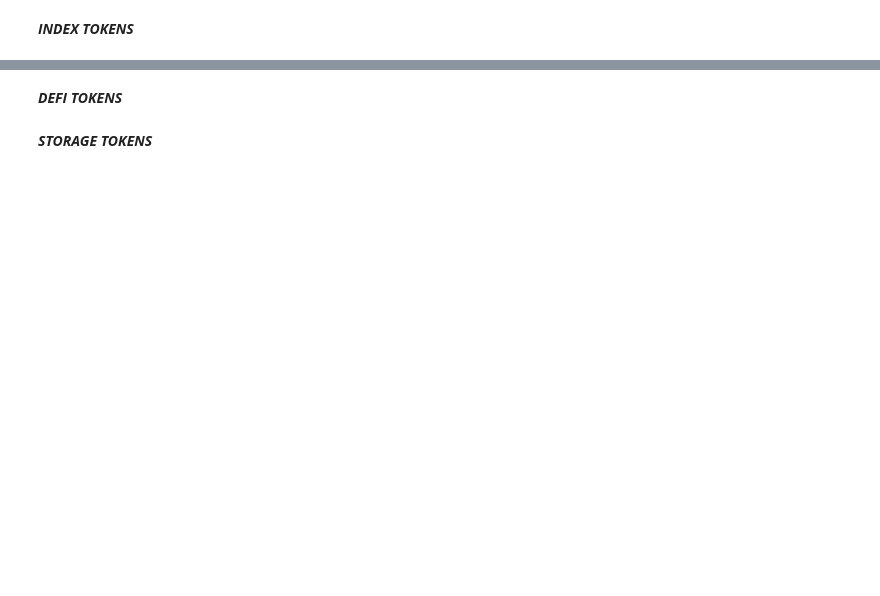
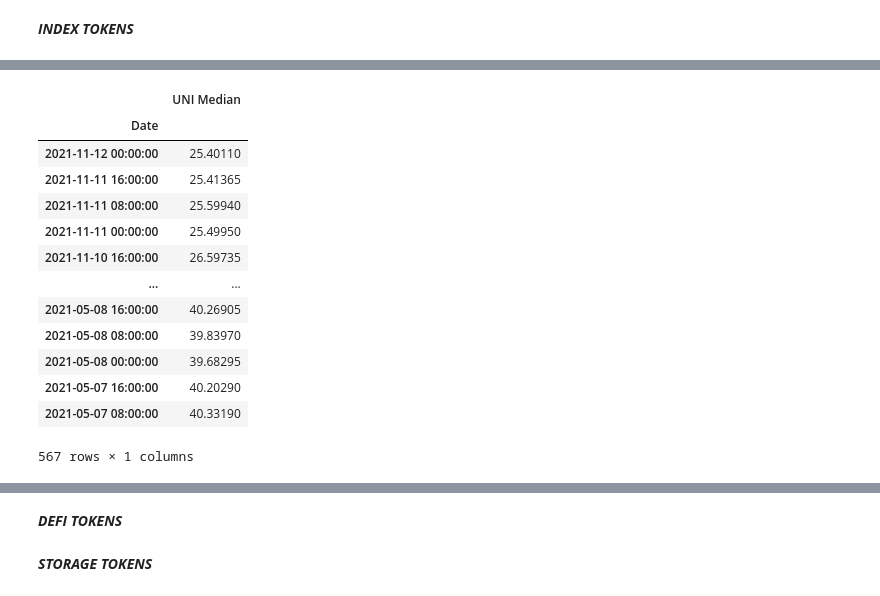
Before and after one commit to tjmcdowelldotcom/PennGroupProject1, a Jupyter notebook: penngroupproject1.ipynb, the cells around one changed output, grey strips where cells are left out. Cells and saved outputs as stored; diff of their text form; code cells hidden in the pictures; blank space fills up the shorter version.

```diff
--- a/penngroupproject1.ipynb
+++ b/penngroupproject1.ipynb
@@ -245,13 +176,29 @@ link_result.set_index('Date', inplace=True)
 # %%
 uni = requests.get('https://api.kucoin.com/api/v1/market/candles?type=8hour&symbol=UNI-USDT&startAt=1620360000&endAt=0')
 uni_j = uni.json()
 uni_df = pd.DataFrame(uni_j['data'])
 uni_df.rename(columns={0:'Date',1:'Open',2:'Close'}, inplace=True)
 uni_df.drop(columns = [3,4,5,6], inplace=True)
 uni_median = uni_df[['Open','Close']].astype(float)
 uni_median['UNI Median'] = uni_median[['Open','Close']].mean(axis=1)
 uni_median = uni_median['UNI Median']
 uni_df_date = pd.to_datetime(uni_df['Date'], unit='s')
 uni_date = [uni_df_date, uni_median]
 uni_result = pd.concat(uni_date, axis=1, join = 'outer')
 uni_result.set_index('Date', inplace=True)
+uni_result
+# %% [output]
+|  | UNI Median |
+| Date |  |
+| 2021-11-12 00:00:00 | 25.40110 |
+| 2021-11-11 16:00:00 | 25.41365 |
+| 2021-11-11 08:00:00 | 25.59940 |
+| 2021-11-11 00:00:00 | 25.49950 |
+| 2021-11-10 16:00:00 | 26.59735 |
+| ... | ... |
+| 2021-05-08 16:00:00 | 40.26905 |
+| 2021-05-08 08:00:00 | 39.83970 |
+| 2021-05-08 00:00:00 | 39.68295 |
+| 2021-05-07 16:00:00 | 40.20290 |
+| 2021-05-07 08:00:00 | 40.33190 |
+567 rows × 1 columns
```
Also changed, not shown: parts of 20 cells of this notebook.
